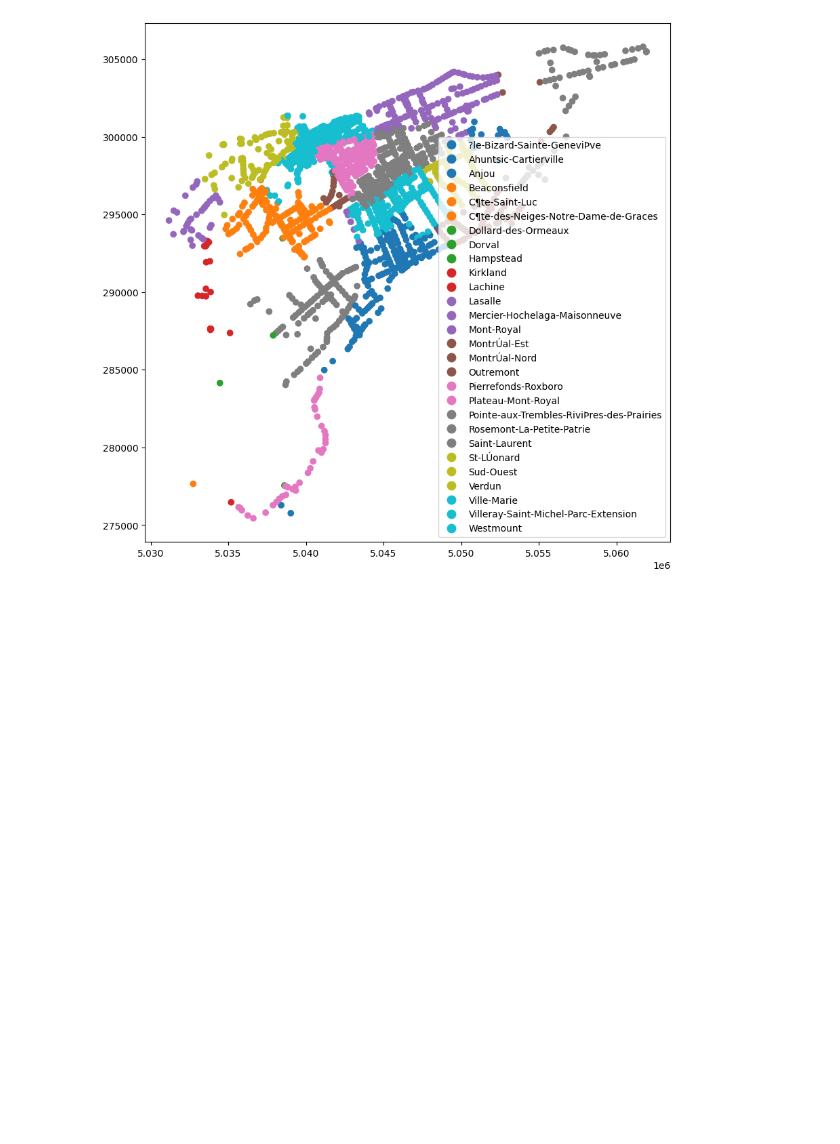
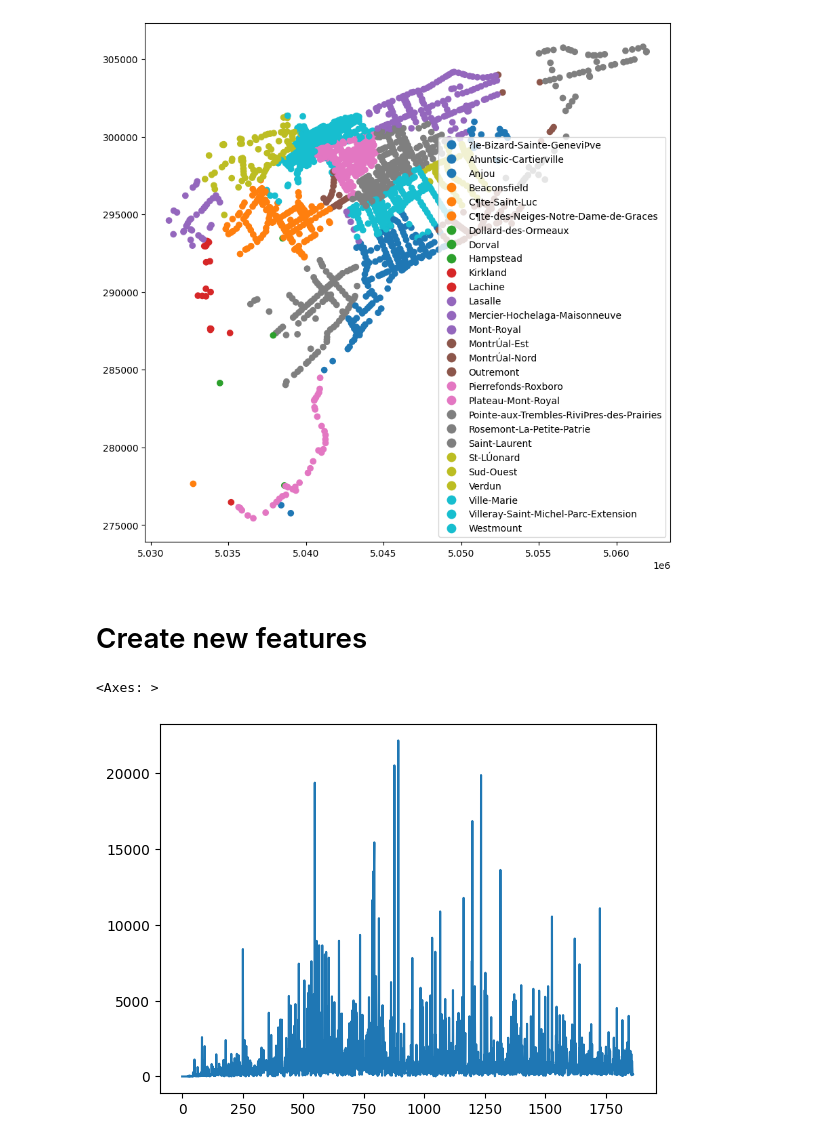
Before and after one commit to JuanJavierr/projet_methodes_avancees, a Jupyter notebook: eda.ipynb, the cells around one changed output. Cells and saved outputs as stored; diff of their text form; code cells hidden in the pictures; blank space fills up the shorter version.

```diff
--- a/eda.ipynb
+++ b/eda.ipynb
@@ -73,3 +60,11 @@ gdf.plot(column="borough", legend=True, figsize=(10, 10))
 # %% [output]
 <Axes: >
 [figure]
+# %% [markdown]
+# Create new features
+# %%
+df["acc_rate"] = df["pi"] / (df["acc"] + 1)
+df["acc_rate"].plot()
+# %% [output]
+<Axes: >
+[figure, added]
```
Also changed, not shown: parts of 8 cells of this notebook, 3 other files.
